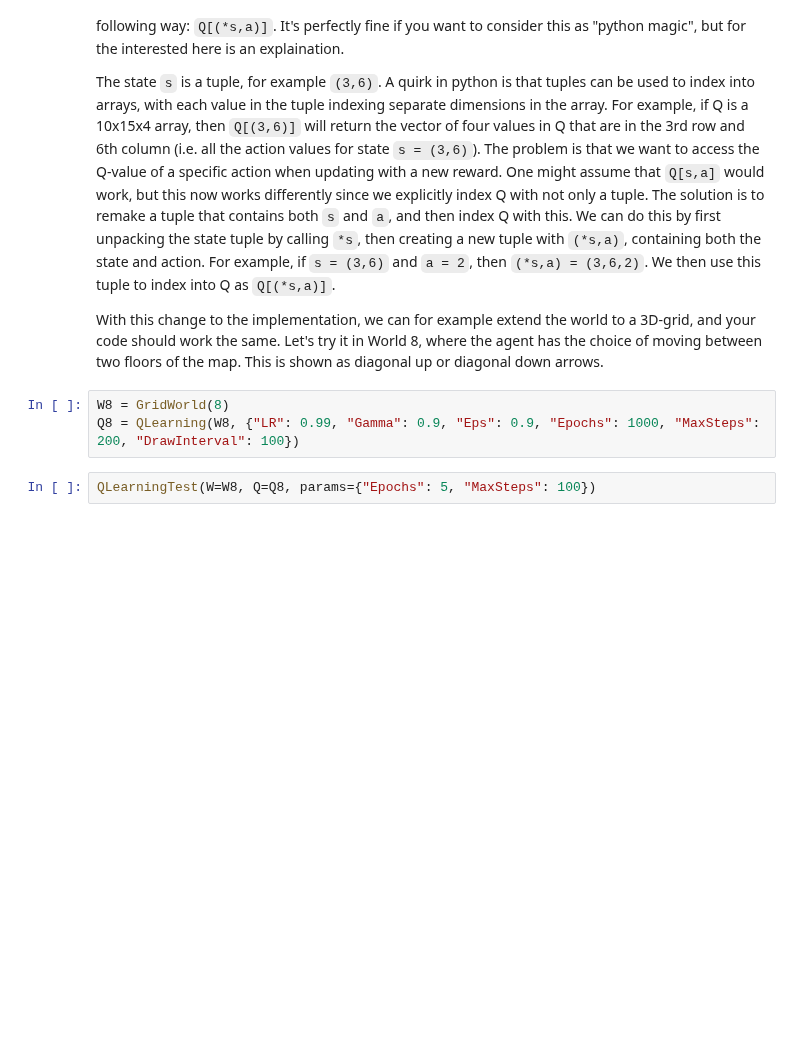
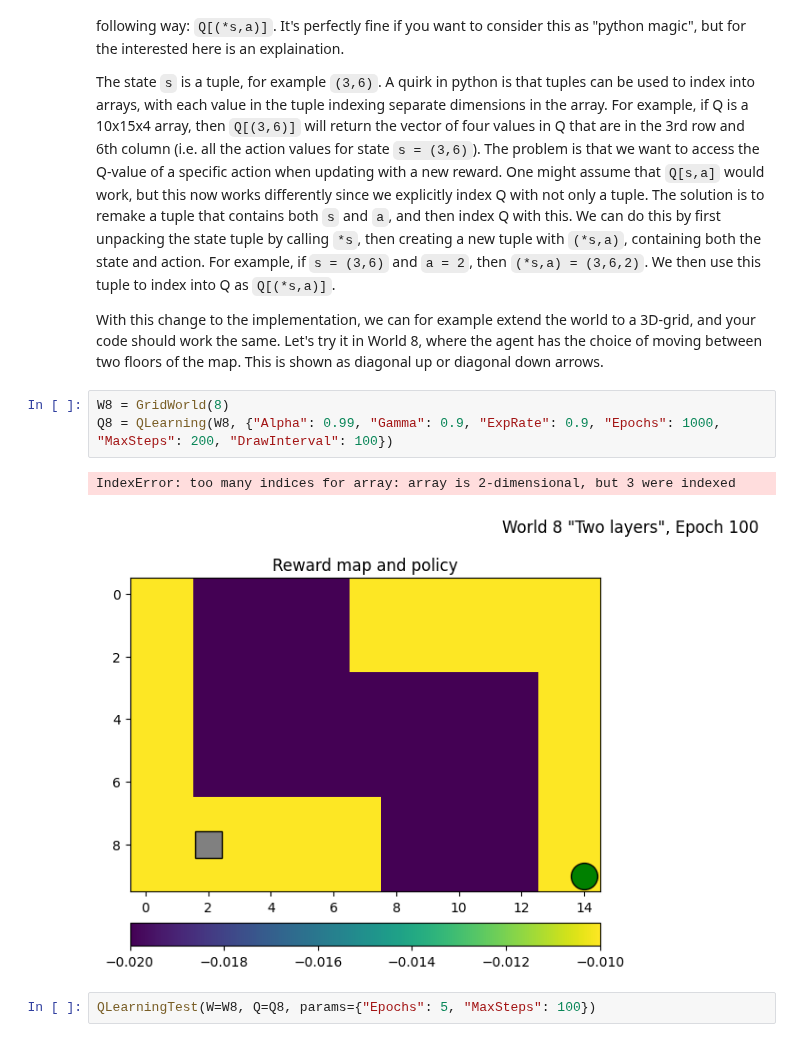
Before and after one commit to marijnkj/-D-NN, a Jupyter notebook: A4_Reinforcement/QLearning.ipynb, the cells around one changed output. Saved outputs shown, nothing was run; the diff lists cells and outputs as text; blank space fills up the shorter version.

```diff
--- a/A4_Reinforcement/QLearning.ipynb
+++ b/A4_Reinforcement/QLearning.ipynb
@@ -460,6 +468,9 @@ The state `s` is a tuple, for example `(3,6)`. A quirk in python is that tuples
 With this change to the implementation, we can for example extend the world to a 3D-grid, and your code should work the same. Let's try it in World 8, where the agent has the choice of moving between two floors of the map. This is shown as diagonal up or diagonal down arrows.
 # %%
 W8 = GridWorld(8)
-Q8 = QLearning(W8, {"LR": 0.99, "Gamma": 0.9, "Eps": 0.9, "Epochs": 1000, "MaxSteps": 200, "DrawInterval": 100})
+Q8 = QLearning(W8, {"Alpha": 0.99, "Gamma": 0.9, "ExpRate": 0.9, "Epochs": 1000, "MaxSteps": 200, "DrawInterval": 100})
+# %% [output]
+IndexError: too many indices for array: array is 2-dimensional, but 3 were indexed
+[figure, added]
 # %%
 QLearningTest(W=W8, Q=Q8, params={"Epochs": 5, "MaxSteps": 100})
```
Also changed, not shown: parts of 5 cells of this notebook.
